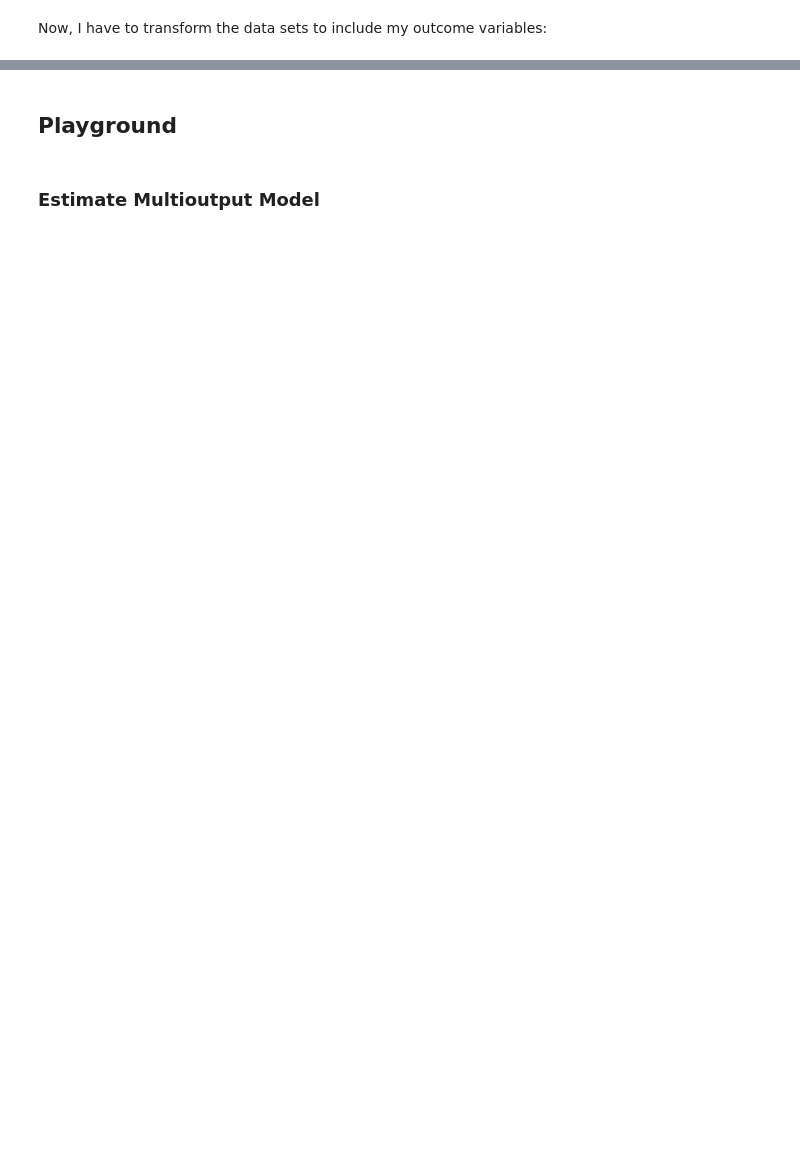
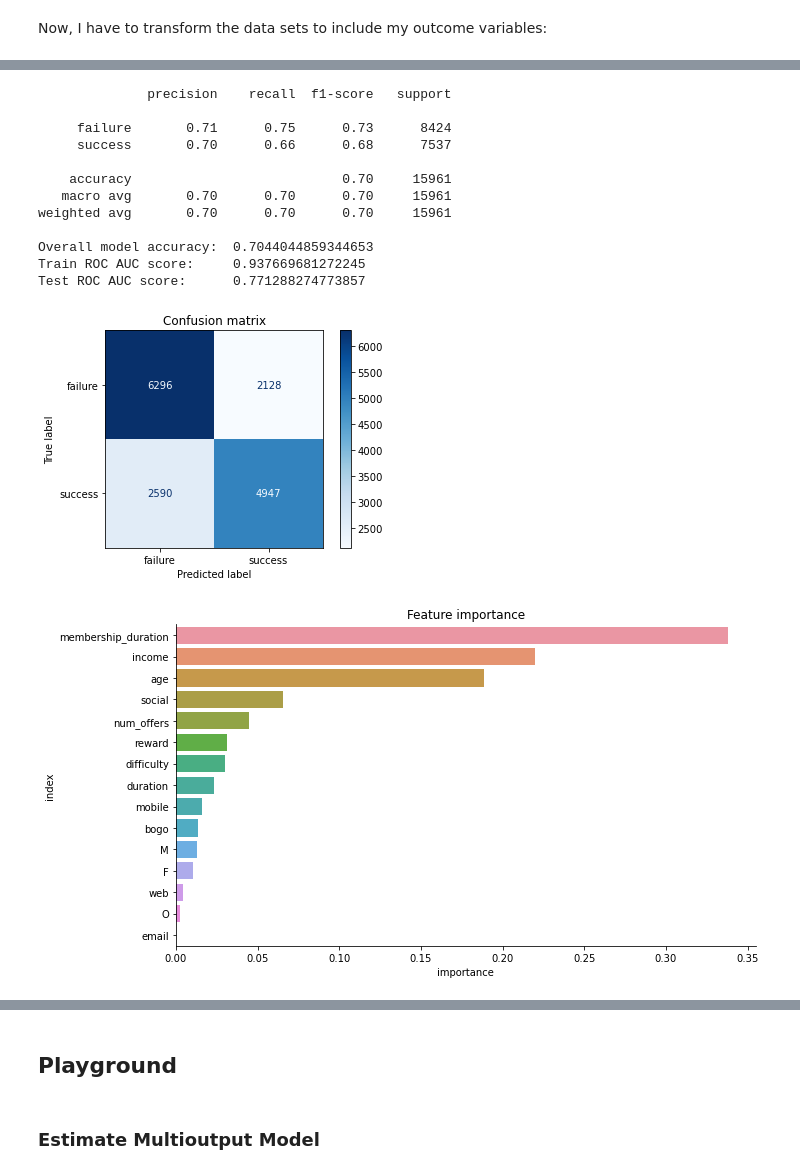
Before and after one commit to kschuessler/udacity_data_scientist_capstone_starbucks, a Jupyter notebook: Starbucks_Capstone_notebook.ipynb, the cells around one changed output, grey strips where cells are left out. Cells and saved outputs as stored; diff of their text form; code cells hidden in the pictures; blank space fills up the shorter version.

```diff
--- a/Starbucks_Capstone_notebook.ipynb
+++ b/Starbucks_Capstone_notebook.ipynb
@@ -722,0 +639,20 @@ For informational offers, there is no 'offer completed' event. Thus, for evaluat
+# %%
+opt_model = RandomForestClassifier(n_estimators=1000, min_samples_split=2, min_samples_leaf=4,
+                                         max_features='auto', max_depth=50, criterion='gini',
+                                         bootstrap=True, random_state=42)
+model_opt = build_classification_model(bogo_discount, 'success', ['failure', 'success'], model=opt_model)
+# %% [output]
+              precision    recall  f1-score   support
+
+     failure       0.71      0.75      0.73      8424
+     success       0.70      0.66      0.68      7537
+
+    accuracy                           0.70     15961
+   macro avg       0.70      0.70      0.70     15961
+weighted avg       0.70      0.70      0.70     15961
+
+Overall model accuracy:  0.7044044859344653
+Train ROC AUC score:     0.937669681272245
+Test ROC AUC score:      0.771288274773857
+[figure, added]
+[figure, added]
```
Also changed, not shown: parts of 96 cells of this notebook, 3 other files.
